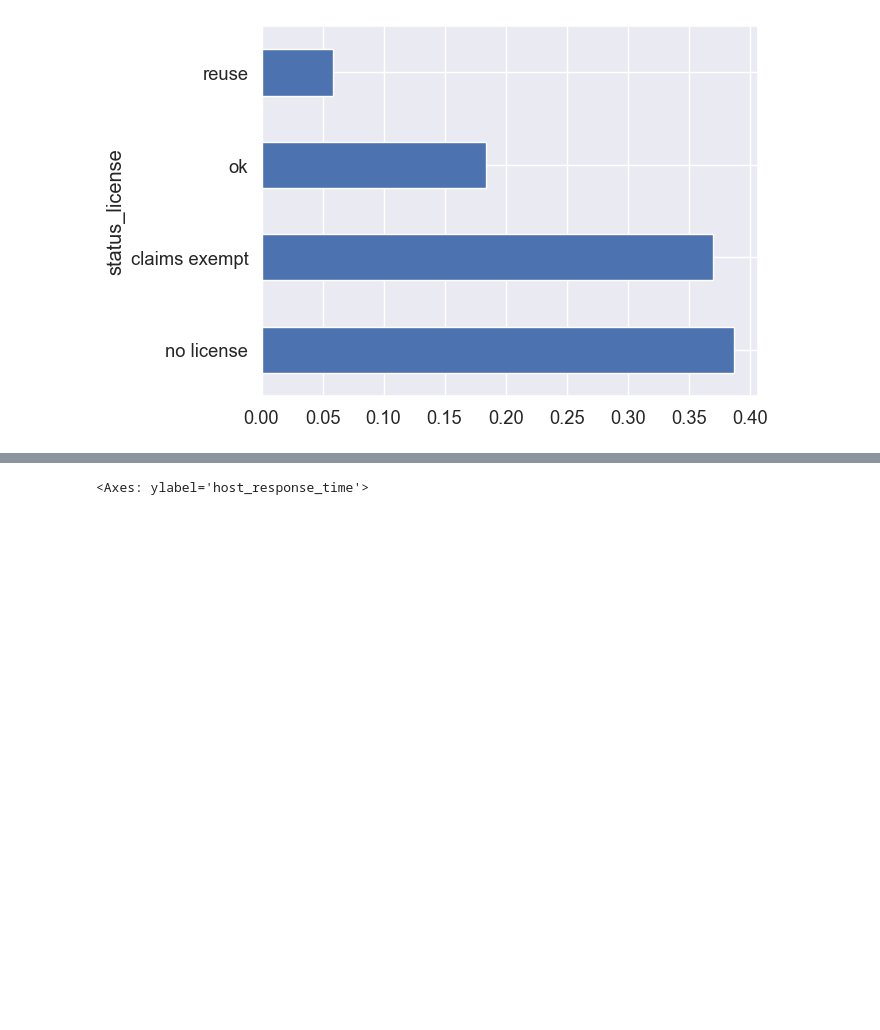
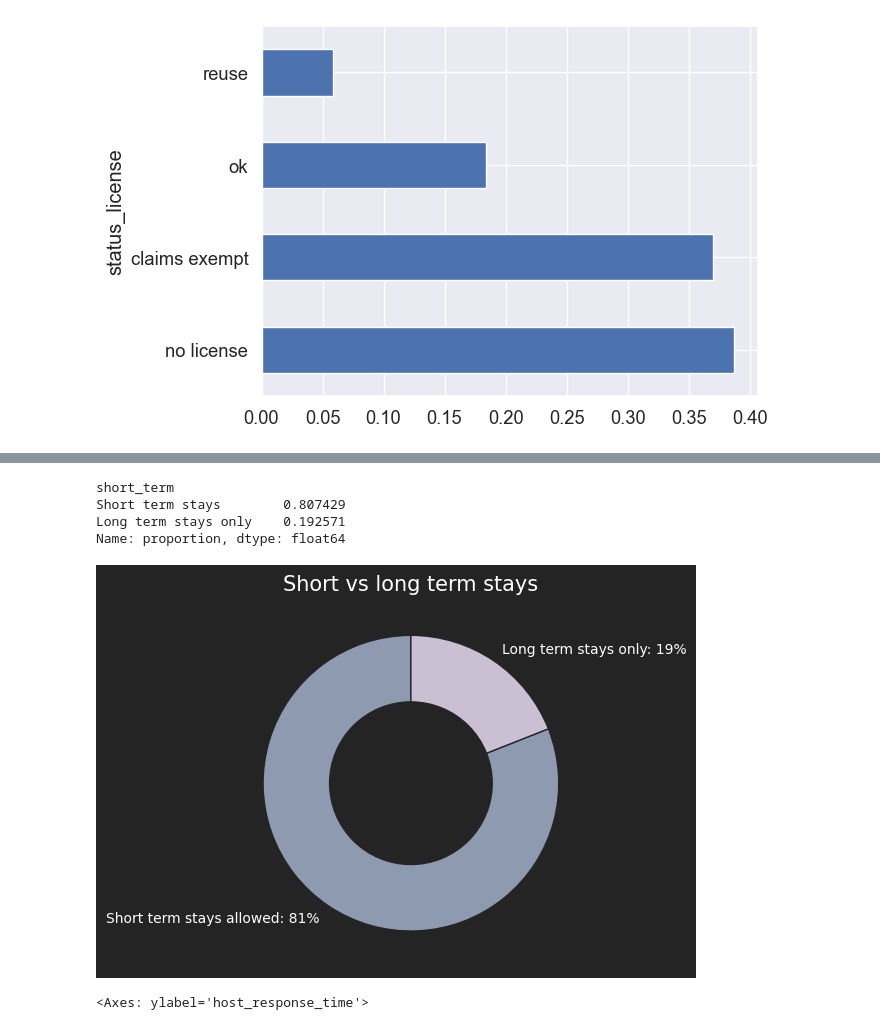
Before and after one commit to scheinmensch/Infringement_Detection_on_Airbnb, a Jupyter notebook: notebooks/Barcelona EDA.ipynb, the cells around one changed output, grey strips where cells are left out. Saved outputs shown, nothing was run; the diff lists cells and outputs as text; code cells hidden in the pictures; blank space fills up the shorter version.

```diff
--- a/notebooks/Barcelona EDA.ipynb
+++ b/notebooks/Barcelona EDA.ipynb
@@ -455,3 +491,27 @@ private['status_license'].value_counts(normalize=True).sort_values(ascending=Fal
+# %%
+bcn['short_term'].value_counts(normalize=True)
+# %% [output]
+short_term
+Short term stays        0.807429
+Long term stays only    0.192571
+Name: proportion, dtype: float64
+# %%
+names =['Short term stays allowed: 81%', 'Long term stays only: 19%']
+sizes = [81,19]
+fig = plt.figure()
+fig.patch.set_facecolor('#242424')
+plt.rcParams['text.color'] = 'white'
+plt.rcParams
+my_circle=plt.Circle( (0,0), 0.55, color='#242424')
+plt.pie(x=sizes, labels=names, colors=['#8e9aaf', '#cbc0d3'], startangle=90, wedgeprops={"edgecolor":'#242424'})
+p=plt.gcf()
+p.gca().add_artist(my_circle)
+plt.title(
+    label="Short vs long term stays",
+    fontdict={"fontsize":15})
+plt.show()
+# %% [output]
+[figure, added]
 # %%
 bcn['host_response_time'].value_counts(normalize=True).sort_values(ascending=False).plot(kind='barh')
 # %% [output]
```
Also changed, not shown: parts of 6 cells of this notebook.
